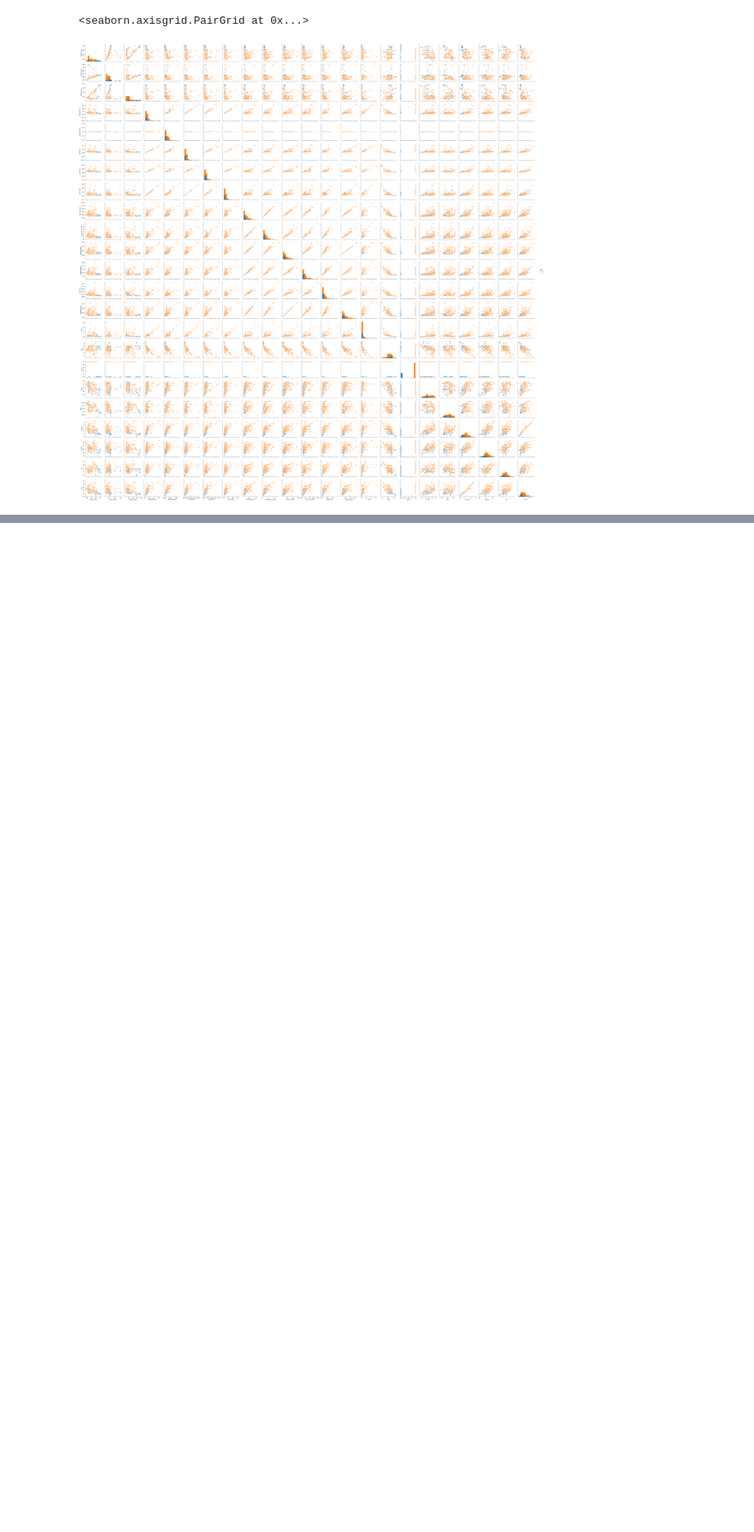
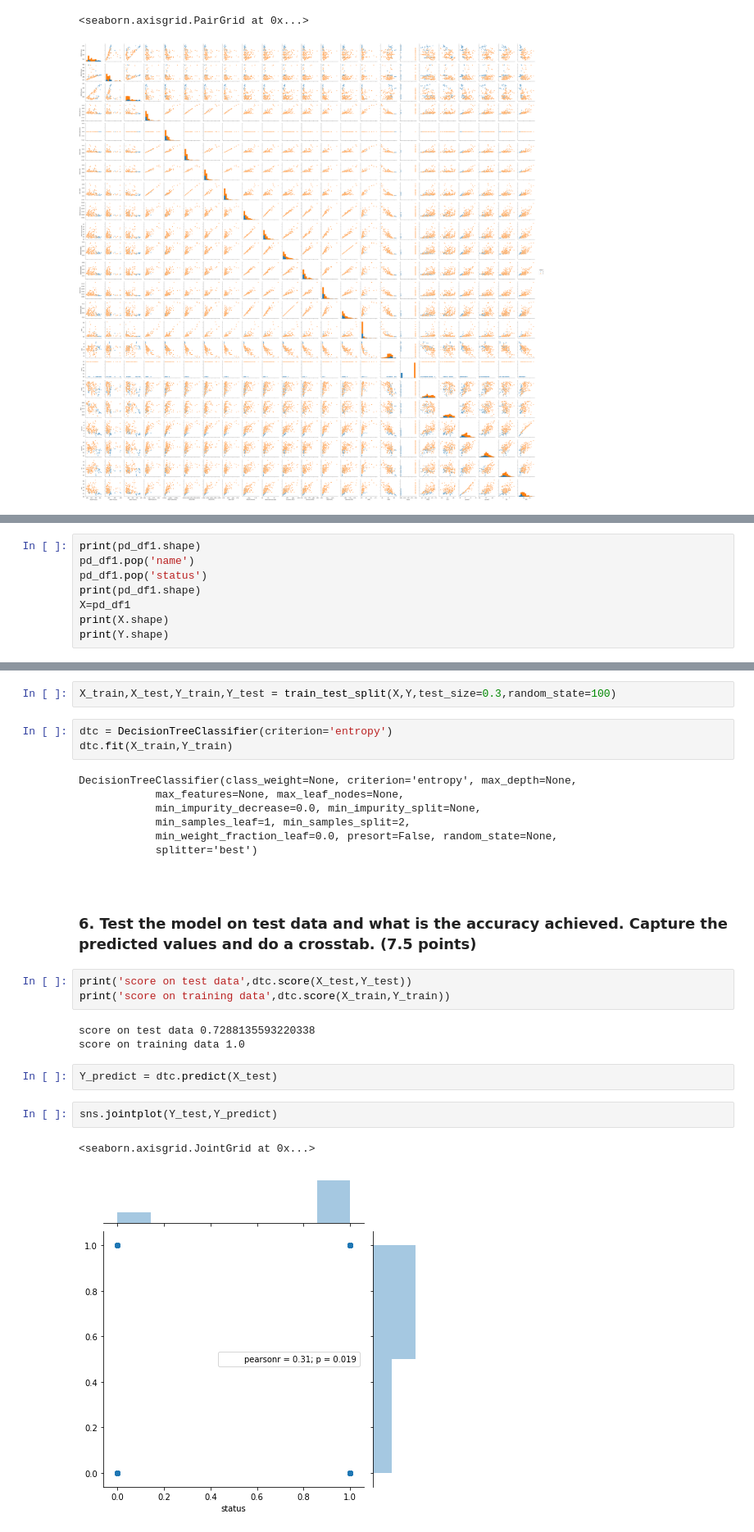
Before and after one commit to GreatLearningAIML1/chennai-aug-batch-senthilvelavan, a Jupyter notebook: EnsembleTechniques-R3-Project1/EnsembleTechniques_R3_Project1_Parkinson’s Disease.ipynb, the cells around one changed output, grey strips where cells are left out. Shown at 82% size. Drawn from its saved outputs; the diff is of its cells as text; blank space fills up the shorter version.

```diff
--- a/EnsembleTechniques-R3-Project1/EnsembleTechniques_R3_Project1_Parkinson’s Disease.ipynb
+++ b/EnsembleTechniques-R3-Project1/EnsembleTechniques_R3_Project1_Parkinson’s Disease.ipynb
@@ -375,0 +481,8 @@ sns.pairplot(pd_df,hue='status',size=2.5)
+# %%
+print(pd_df1.shape)
+pd_df1.pop('name')
+pd_df1.pop('status')
+print(pd_df1.shape)
+X=pd_df1
+print(X.shape)
+print(Y.shape)
@@ -375,0 +494,31 @@ sns.pairplot(pd_df,hue='status',size=2.5)
+# %%
+X_train,X_test,Y_train,Y_test = train_test_split(X,Y,test_size=0.3,random_state=100)
+# %%
+dtc = DecisionTreeClassifier(criterion='entropy')
+dtc.fit(X_train,Y_train)
+# %% [output]
+DecisionTreeClassifier(class_weight=None, criterion='entropy', max_depth=None,
+            max_features=None, max_leaf_nodes=None,
+            min_impurity_decrease=0.0, min_impurity_split=None,
+            min_samples_leaf=1, min_samples_split=2,
+            min_weight_fraction_leaf=0.0, presort=False, random_state=None,
+            splitter='best')
+# %% [markdown]
+<h3>
+<br>
+6. Test the model on test data and what is the accuracy achieved. Capture the predicted values and do a crosstab. (7.5 points)
+<br>
+</h3>
+# %%
+print('score on test data',dtc.score(X_test,Y_test))
+print('score on training data',dtc.score(X_train,Y_train))
+# %% [output]
+score on test data 0.7288135593220338
+score on training data 1.0
+# %%
+Y_predict = dtc.predict(X_test)
+# %%
+sns.jointplot(Y_test,Y_predict)
+# %% [output]
+<seaborn.axisgrid.JointGrid at 0x...>
+[figure, added]
```
Also changed, not shown: parts of 16 cells of this notebook, 3 other files.
